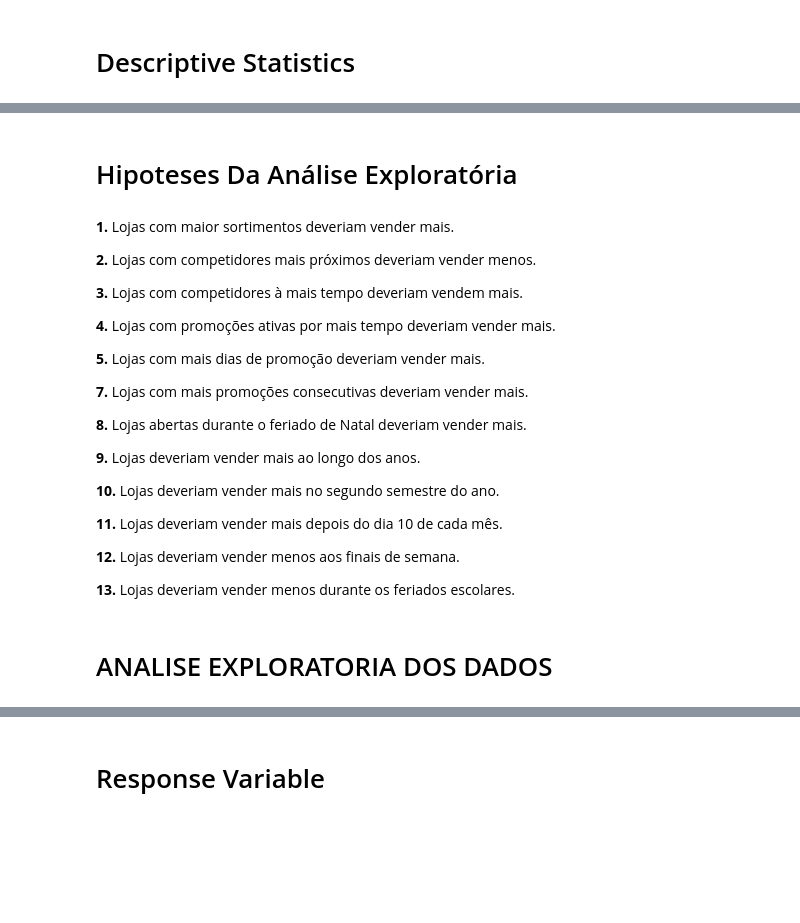
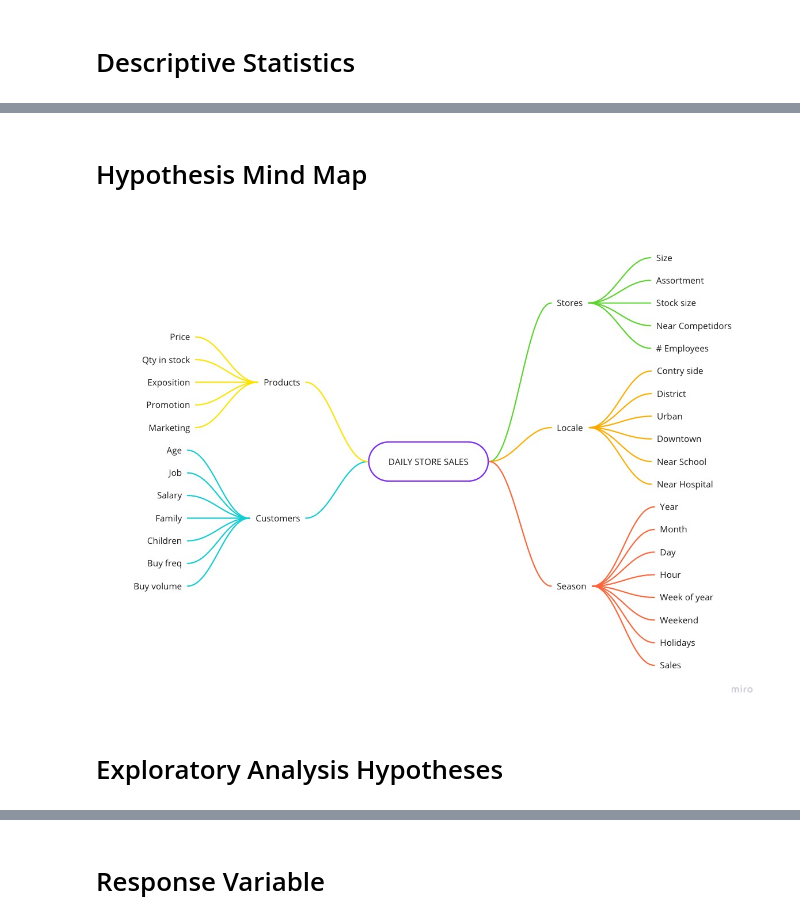
Before and after one commit to jgoncsilva/Forecast-Store-Sales---Rossman, a Jupyter notebook: storytelling/Storytelling_ROSSMANN.ipynb, the cells around one changed output, grey strips where cells are left out. Drawn from its saved outputs; the diff is of its cells as text; code cells hidden in the pictures; blank space fills up the shorter version.

```diff
--- a/storytelling/Storytelling_ROSSMANN.ipynb
+++ b/storytelling/Storytelling_ROSSMANN.ipynb
@@ -86,28 +82,8 @@ Image( 'img/MindMapHypothesis.png' )
-# %% [markdown]
-# Hipoteses Da Análise Exploratória
-# %% [markdown]
-**1.** Lojas com maior sortimentos deveriam vender mais.
-
-**2.** Lojas com competidores mais próximos deveriam vender menos.
-
-**3.** Lojas com competidores à mais tempo deveriam vendem mais.
-
-**4.** Lojas com promoções ativas por mais tempo deveriam vender mais.
-
-**5.** Lojas com mais dias de promoção deveriam vender mais.
-
-**7.** Lojas com mais promoções consecutivas deveriam vender mais.
-
-**8.** Lojas abertas durante o feriado de Natal deveriam vender mais.
-
-**9.** Lojas deveriam vender mais ao longo dos anos.
-
-**10.** Lojas deveriam vender mais no segundo semestre do ano.
-
-**11.** Lojas deveriam vender mais depois do dia 10 de cada mês.
-
-**12.** Lojas deveriam vender menos aos finais de semana.
-
-**13.** Lojas deveriam vender menos durante os feriados escolares.
-# %% [markdown]
-# ANALISE EXPLORATORIA DOS DADOS
+# %% [markdown]
+# Hypothesis Mind Map
+# %%
+Image( 'C:\\Users\\Admin\\Desktop\\DATA_ANALYST\\Forecast-Store-Sales---Rossman\\img\\hypothesis_map.png' )
+# %% [output]
+[figure, added]
+# %% [markdown]
+# Exploratory Analysis Hypotheses
```
Also changed, not shown: parts of 38 cells of this notebook, 6 other files.
